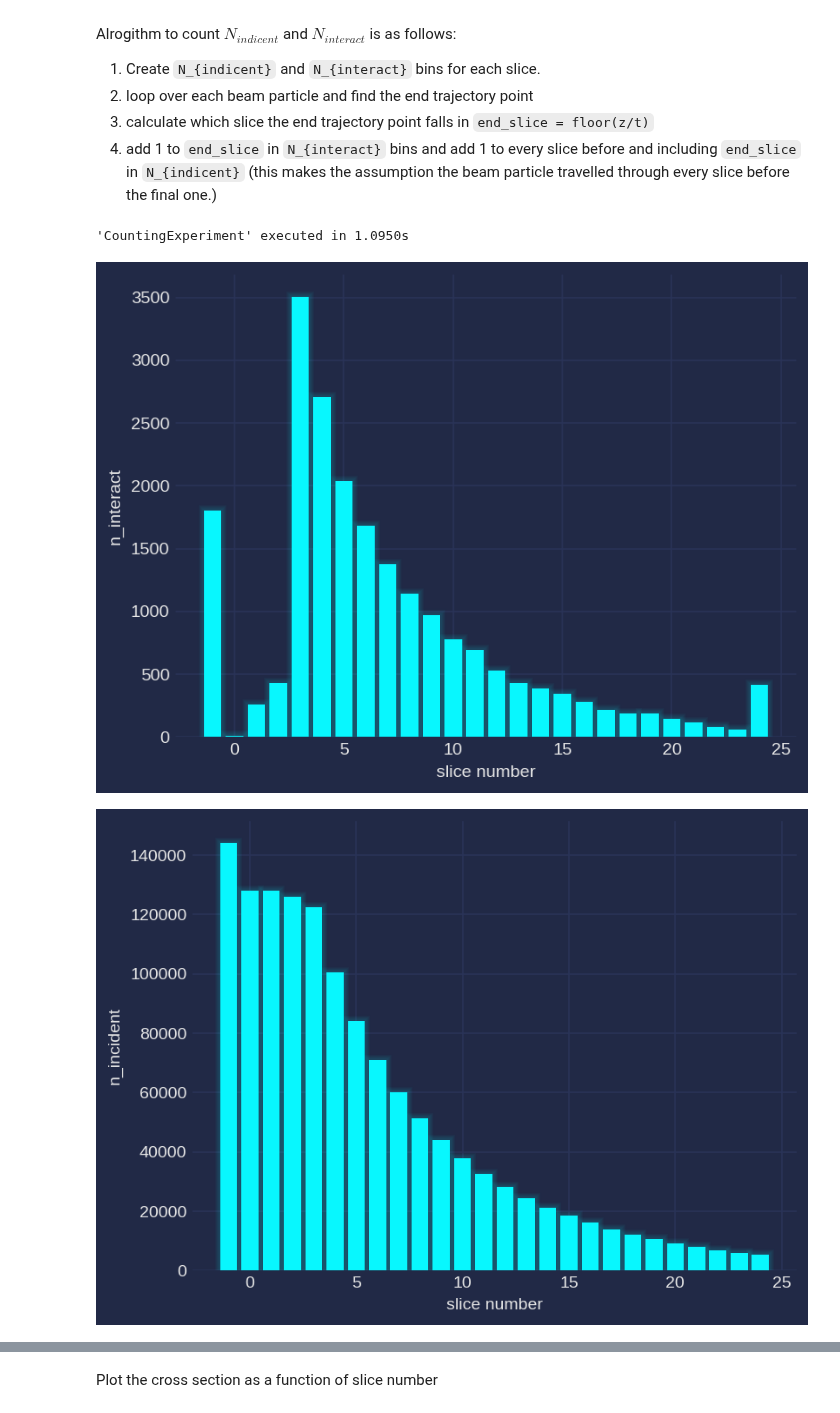
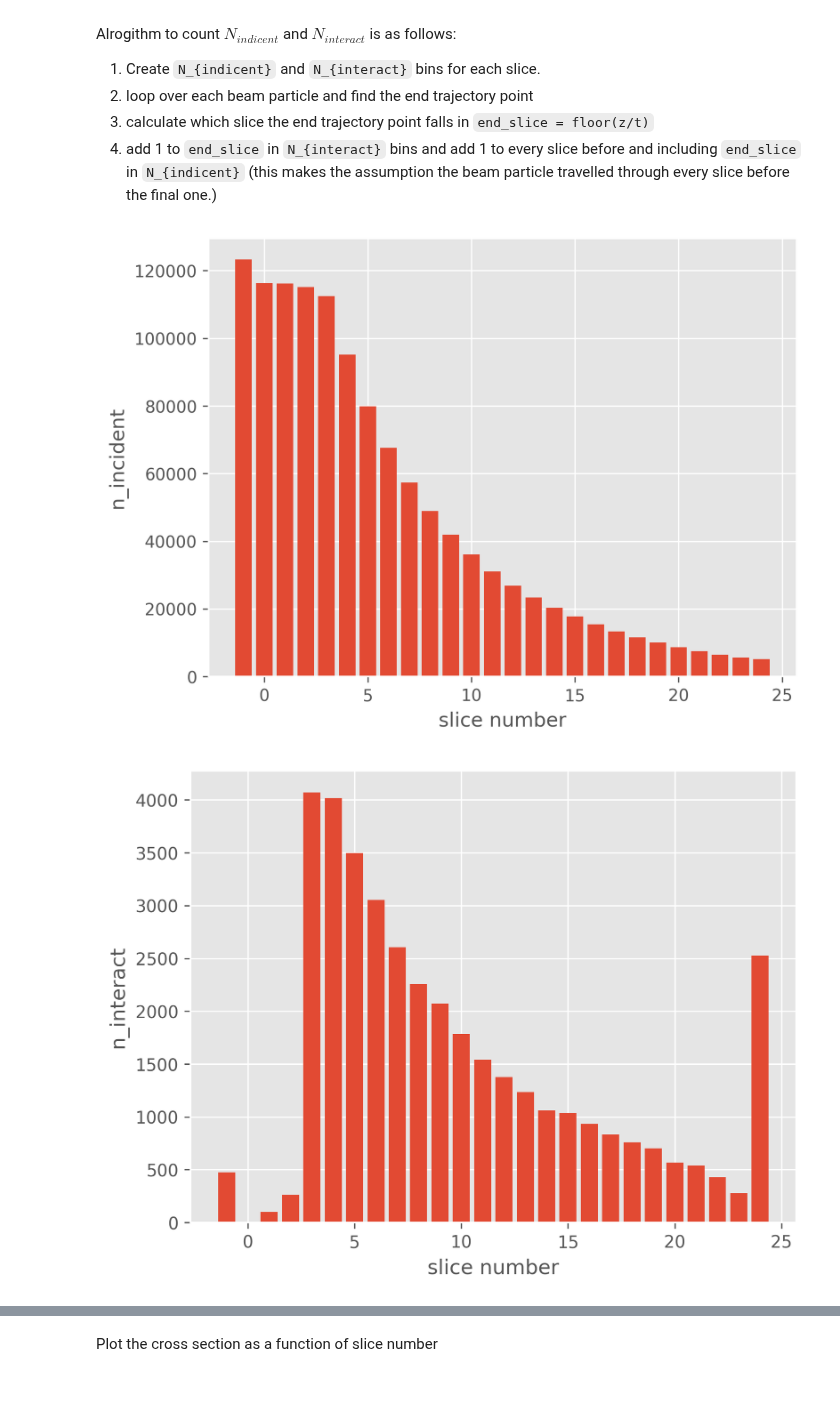
Before and after one commit to dlindebaum/pion-argon-xs-analysis, a Jupyter notebook: analysis/sandbox/cross_section.ipynb, the cells around one changed output, grey strips where cells are left out. Drawn from its saved outputs; the diff is of its cells as text; code cells hidden in the pictures.

```diff
--- a/analysis/sandbox/cross_section.ipynb
+++ b/analysis/sandbox/cross_section.ipynb
@@ -205,16 +283,19 @@ pion_produciton
 # %%
-events = Master.Data("work/ROOTFiles/PDSPAnalyser/PDSPProd4a_MC_1GeV_reco1_sce_datadriven_v1_ntuple_v09_41_00_03.root", nTuple_type = Master.Ntuple_Type.PDSP, nEvents = 20000)
+events = Master.Data("work/ROOTFiles/PDSPAnalyser/PDSPProd4a_MC_1GeV_reco1_sce_datadriven_v1_ntuple_v09_41_00_03.root", nTuple_type = Master.Ntuple_Type.PDSP)
 
-def AddVariable(name : str):
-    events.trueParticles.LoadData(name, name)
-    setattr(events.trueParticles, name, getattr(events.trueParticles, f"_TrueParticleData__{name}"))
+def AddVariable(name : str, target : Master.ParticleData):
+    target.LoadData(name, name)
+    setattr(target, name, getattr(target, f"_{target.__class__.__name__}__{name}"))
 
-AddVariable("true_beam_endProcess")
-AddVariable("true_beam_traj_Z_SCE")
-AddVariable("true_beam_traj_KE")
+AddVariable("true_beam_endProcess", events.trueParticles)
+AddVariable("true_beam_traj_Z_SCE", events.trueParticles)
+AddVariable("true_beam_traj_KE", events.trueParticles)
 
 mask = events.trueParticles.pdg[:, 0] == 211
 events.Filter([mask], [mask])
+
+mask = ak.num(events.recoParticles.beam_caloWire, 1) > 0
+events.Filter([mask], [mask])
 # %% [markdown]
 # Slices based on position
 
@@ -261,30 +342,35 @@ Alrogithm to count $N_{indicent}$ and $N_{interact}$ is as follows:
 # %%
 inelastic = events.trueParticles.true_beam_endProcess == "pi+Inelastic"
 absorption = (events.trueParticles.nPiPlus == 0) & (events.trueParticles.nPi0 == 0)
 cex = (events.trueParticles.nPiPlus == 0) & (events.trueParticles.nPi0 == 1)
 
-n_incident, n_interact = ThinSlice.CountingExperiment(events.trueParticles.beam_traj_pos.z[:, -1], inelastic & cex, slices)
+slice_masks = ThinSlice.SliceMasks(events.trueParticles.beam_traj_pos.z[:, -1], slices)
+n_incident = ThinSlice.Incident(slice_masks, slices)
+n_interact = ThinSlice.CountingExperiment(slice_masks, absorption & inelastic)
 
 #* visualise the histograms
+plt.figure()
+plt.bar(slices.num, n_incident)
+plt.xlabel("slice number")
+plt.ylabel("n_incident")
+# hist_glow()
+
 plt.figure()
 plt.bar(slices.num, n_interact)
 plt.xlabel("slice number")
 plt.ylabel("n_interact")
-hist_glow()
+# hist_glow()
 
-plt.figure()
-plt.bar(slices.num, n_incident)
-plt.xlabel("slice number")
-plt.ylabel("n_incident")
-hist_glow()
 
 n_incident_error = np.sqrt(n_incident)
 n_interact_error = np.sqrt(n_interact)
 
-xs = ThinSlice.CrossSection(n_incident, n_interact, slices.width)
-mean_slice_energy = ThinSlice.MeanSliceEnergy(slices, events.trueParticles.beam_traj_pos.z, events.trueParticles.true_beam_traj_KE)
-Plots.Plot(slices.num[5:-1], (mean_slice_energy)[5:-1], xlabel = "slice number", ylabel = "average interacting kinetic energy (MeV)")
+xs = ThinSlice.CrossSection(n_incident, n_interact, 10)
+mean_slice_energy = ThinSlice.MeanSliceEnergy(slices, events.trueParticles.beam_traj_pos.z[:, :-1], events.trueParticles.true_beam_traj_KE[:, :-1])
+
+mean_error_slice_energy = slices.std(events.trueParticles.beam_traj_pos.z[:, :-1], events.trueParticles.true_beam_traj_KE[:, :-1]) / np.sqrt(slices.count(events.trueParticles.beam_traj_pos.z[:, :-1]))
+
+Plots.Plot(slices.num[1:-1], (mean_slice_energy)[1:-1], yerr = mean_error_slice_energy[1:-1], xlabel = "slice number", ylabel = "average kinetic energy before interacting (MeV)")
 # %% [output]
-'CountingExperiment' executed in 1.0950s
-[figure, old version]
+[figure, new version]
-[figure, old version]
+[figure, new version]
```
Also changed, not shown: parts of 20 cells of this notebook, 1 other file.
